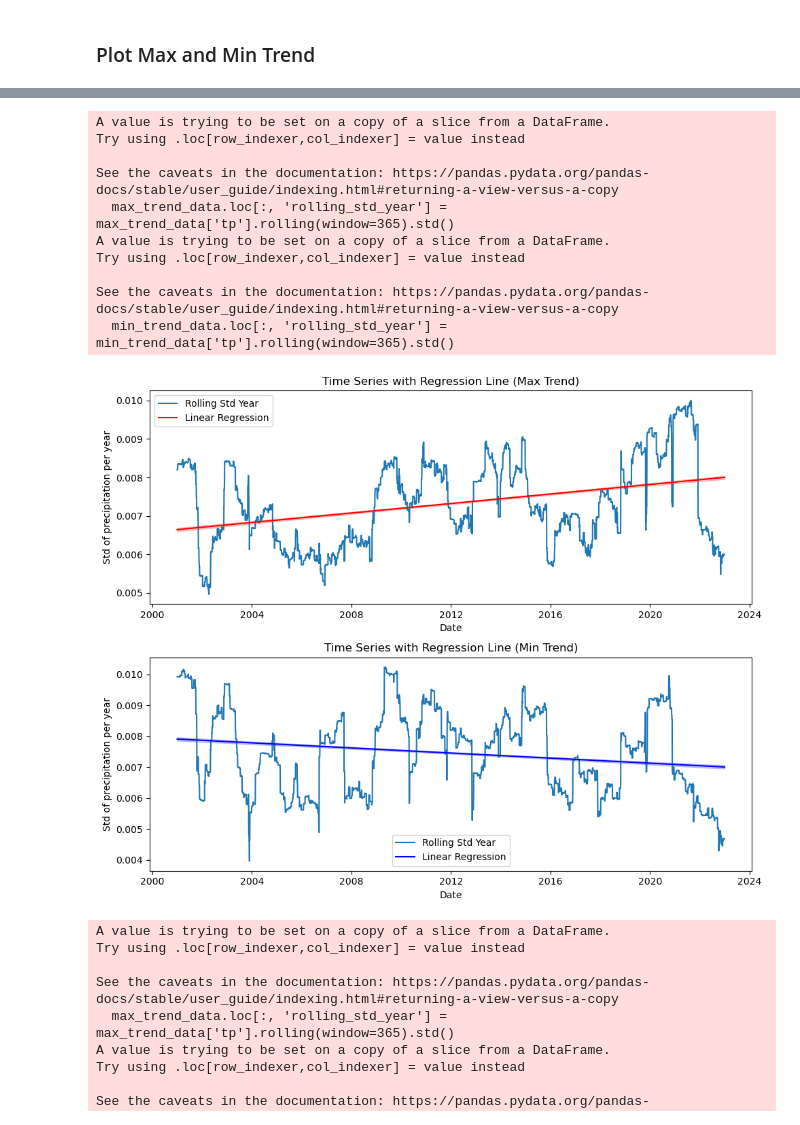
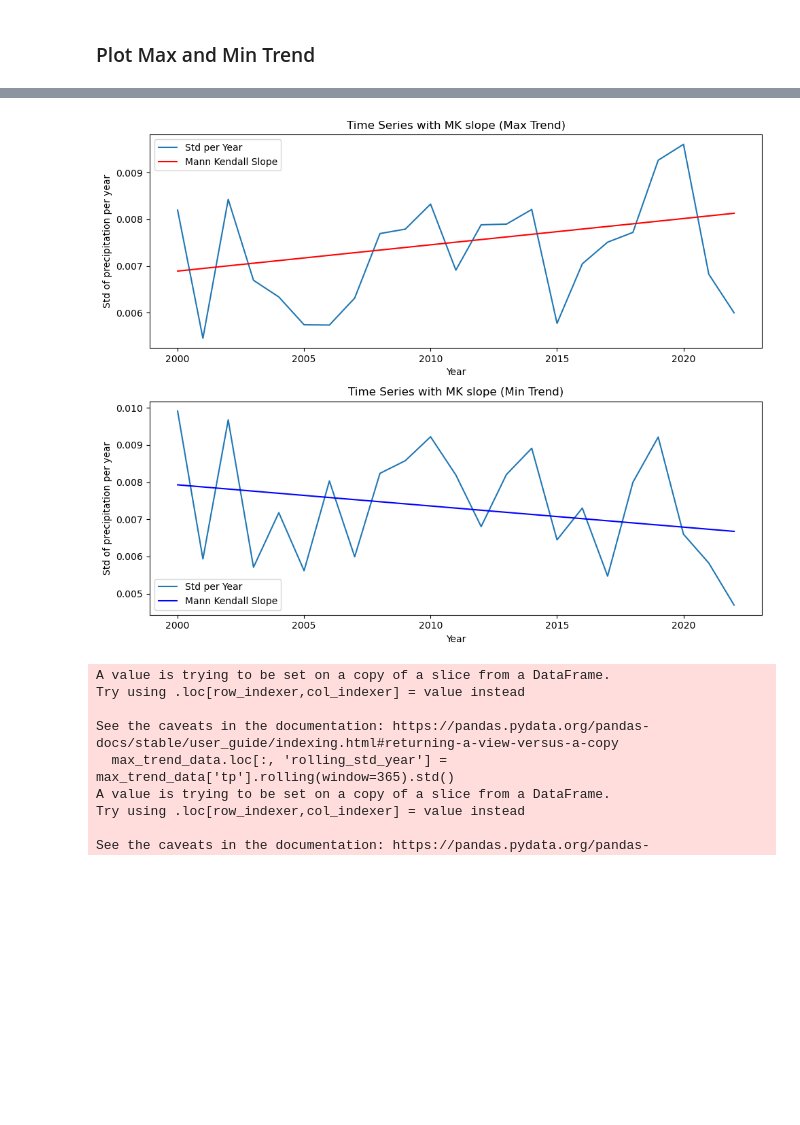
Before and after one commit to JohannaTrost/MSC24-WBM, a Jupyter notebook: analyse_existing_trends.ipynb, the cells around one changed output, grey strips where cells are left out. Cells and saved outputs as stored; diff of their text form; code cells hidden in the pictures; blank space fills up the shorter version.

```diff
--- a/analyse_existing_trends.ipynb
+++ b/analyse_existing_trends.ipynb
@@ -309,80 +332,52 @@ plt.show()
 # %%
+yearly_std_lat_lon = P_data.groupby(['lat', 'lon', 'year'])['tp'].std()
+yearly_std_lat_lon = pd.DataFrame(yearly_std_lat_lon)
+
+
 trends_pdf = pd.DataFrame(trends_df)
 # Get the index of the maximum and minimum trend_coef values
 max_idx = trends_pdf['slope'].idxmax()
 min_idx = trends_pdf['slope'].idxmin()
 
 # Extract latitude and longitude for maximum and minimum trend_coef
 lat_max = trends_pdf.loc[max_idx, 'lat']
 lon_max = trends_pdf.loc[max_idx, 'lon']
 lat_min = trends_pdf.loc[min_idx, 'lat']
 lon_min = trends_pdf.loc[min_idx, 'lon']
+slope_max = trends_pdf.loc[max_idx, 'slope']
+slope_min = trends_pdf.loc[min_idx, 'slope']
+intercept_max = trends_pdf.loc[max_idx, 'intercept']
+intercept_min = trends_pdf.loc[min_idx, 'intercept']
 
-max_trend_data = P_data[(P_data['lat'] == lat_max) & (P_data['lon'] == lon_max)]
-min_trend_data = P_data[(P_data['lat'] == lat_min) & (P_data['lon'] == lon_min)]
+max_trend_data = yearly_std_lat_lon.loc[(lat_max, lon_max)]
+min_trend_data = yearly_std_lat_lon.loc[(lat_min, lon_min)]
 
-max_trend_data.loc[:, 'date'] = pd.to_datetime(max_trend_data['date'])
-max_trend_data.set_index('date', inplace=True)
-
-min_trend_data.loc[:, 'date'] = pd.to_datetime(min_trend_data['date'])
-min_trend_data.set_index('date', inplace=True)
-
-max_trend_data.loc[:, 'rolling_std_year'] = max_trend_data['tp'].rolling(window=365).std()
-min_trend_data.loc[:, 'rolling_std_year'] = min_trend_data['tp'].rolling(window=365).std()
-
-# Fit a linear model for max_trend_data
-max_trend_data = max_trend_data.dropna(subset=['rolling_std_year'])
-x_max = np.array(range(len(max_trend_data.index)))
-X_max = sm.add_constant(x_max)
-y_max = max_trend_data['rolling_std_year'].values
-model_max_trend = sm.OLS(y_max, X_max).fit()
-
-# Fit a linear model for min_trend_data
-min_trend_data = min_trend_data.dropna(subset=['rolling_std_year'])
-x_min = np.array(range(len(min_trend_data.index)))
-X_min = sm.add_constant(x_min)
-y_min = min_trend_data['rolling_std_year'].values
-model_min_trend = sm.OLS(y_min, X_min).fit()
+x = np.array(range(len(min_trend_data.index)))
 
 # Plot the time series with regression line for both max and min trends
 fig, axes = plt.subplots(2, 1, figsize=(10, 8))
 
 # Plot for max trend
-axes[0].plot(max_trend_data.index, max_trend_data['rolling_std_year'], label='Rolling Std Year')
-axes[0].plot(max_trend_data.index, model_max_trend.predict(X_max), color='red', label='Linear Regression')
-axes[0].fill_between(max_trend_data.index,
-                     model_max_trend.get_prediction(X_max).conf_int()[:, 0],
-                     model_max_trend.get_prediction(X_max).conf_int()[:, 1], color='red', alpha=0.2)
-axes[0].set_title('Time Series with Regression Line (Max Trend)')
-axes[0].set_xlabel('Date')
+axes[0].plot(max_trend_data.index, max_trend_data['tp'], label='Std per Year')
+axes[0].plot(max_trend_data.index, x*slope_max+intercept_max, color='red', label='Mann Kendall Slope')
+axes[0].set_title('Time Series with MK slope (Max Trend)')
+axes[0].set_xlabel('Year')
 axes[0].set_ylabel('Std of precipitation per year')
 axes[0].legend()
 
 # Plot for min trend
-axes[1].plot(min_trend_data.index, min_trend_data['rolling_std_year'], label='Rolling Std Year')
-axes[1].plot(min_trend_data.index, model_min_trend.predict(X_min), color='blue', label='Linear Regression')
-axes[1].fill_between(min_trend_data.index,
-                     model_min_trend.get_prediction(X_min).conf_int()[:, 0],
-                     model_min_trend.get_prediction(X_min).conf_int()[:, 1], color='blue', alpha=0.2)
-axes[1].set_title('Time Series with Regression Line (Min Trend)')
-axes[1].set_xlabel('Date')
+axes[1].plot(min_trend_data.index, min_trend_data['tp'], label='Std per Year')
+axes[1].plot(min_trend_data.index, x*slope_min+intercept_min, color='blue', label='Mann Kendall Slope')
+axes[1].set_title('Time Series with MK slope (Min Trend)')
+axes[1].set_xlabel('Year')
 axes[1].set_ylabel('Std of precipitation per year')
 axes[1].legend()
 
 plt.tight_layout()
+plt.savefig('figs/mann_kendall_time_series_max_min.png', dpi=300)
 plt.show()
 # %% [output]
-A value is trying to be set on a copy of a slice from a DataFrame.
-Try using .loc[row_indexer,col_indexer] = value instead
-
-See the caveats in the documentation: https://pandas.pydata.org/pandas-docs/stable/user_guide/indexing.html#returning-a-view-versus-a-copy
-  max_trend_data.loc[:, 'rolling_std_year'] = max_trend_data['tp'].rolling(window=365).std()
-A value is trying to be set on a copy of a slice from a DataFrame.
-Try using .loc[row_indexer,col_indexer] = value instead
-
-See the caveats in the documentation: https://pandas.pydata.org/pandas-docs/stable/user_guide/indexing.html#returning-a-view-versus-a-copy
-  min_trend_data.loc[:, 'rolling_std_year'] = min_trend_data['tp'].rolling(window=365).std()
-[figure, old version]
+[figure, new version]
 # %%
 trends_pdf = pd.DataFrame(trends_df)
 # Get the index of the maximum and minimum trend_coef values
```
Also changed, not shown: parts of 1 cell of this notebook, 1 other file.
